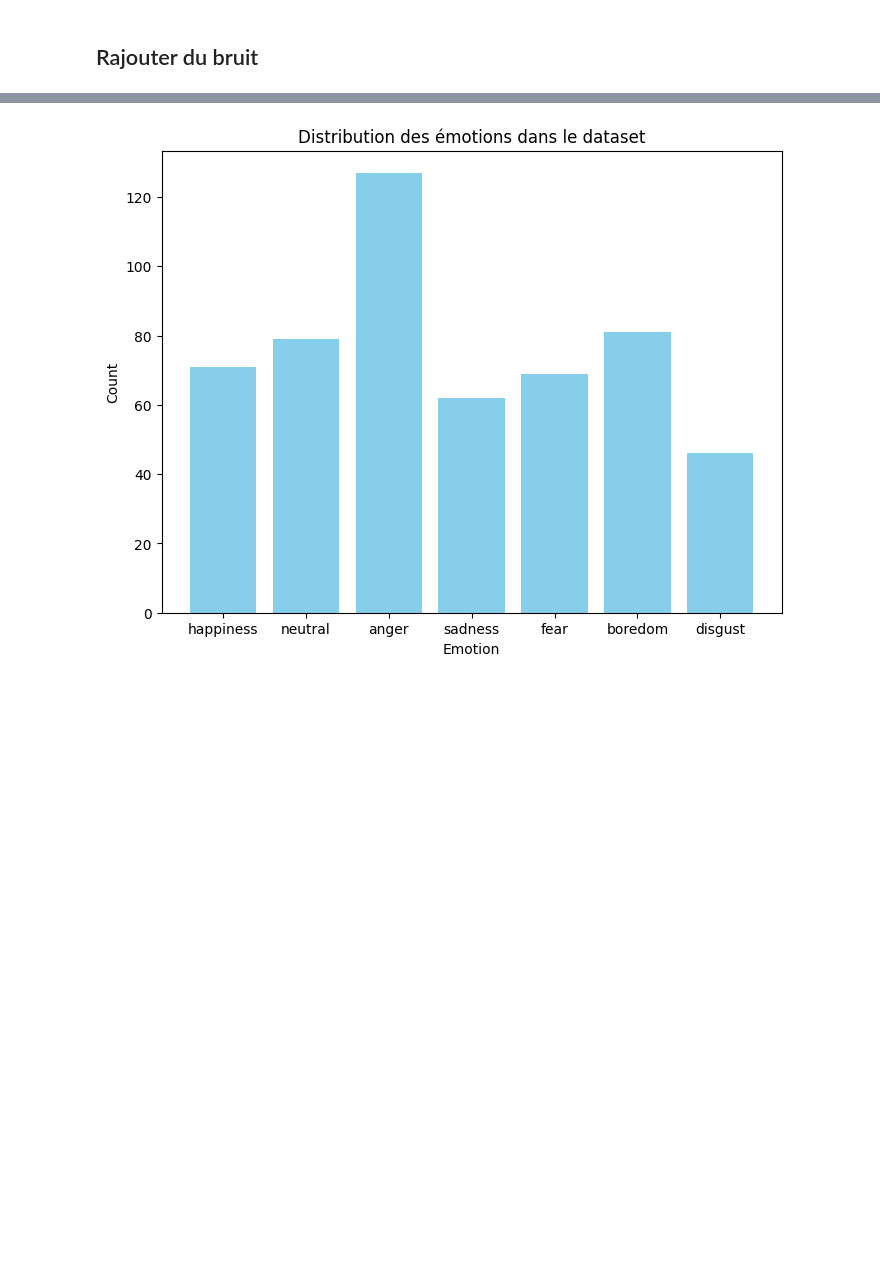
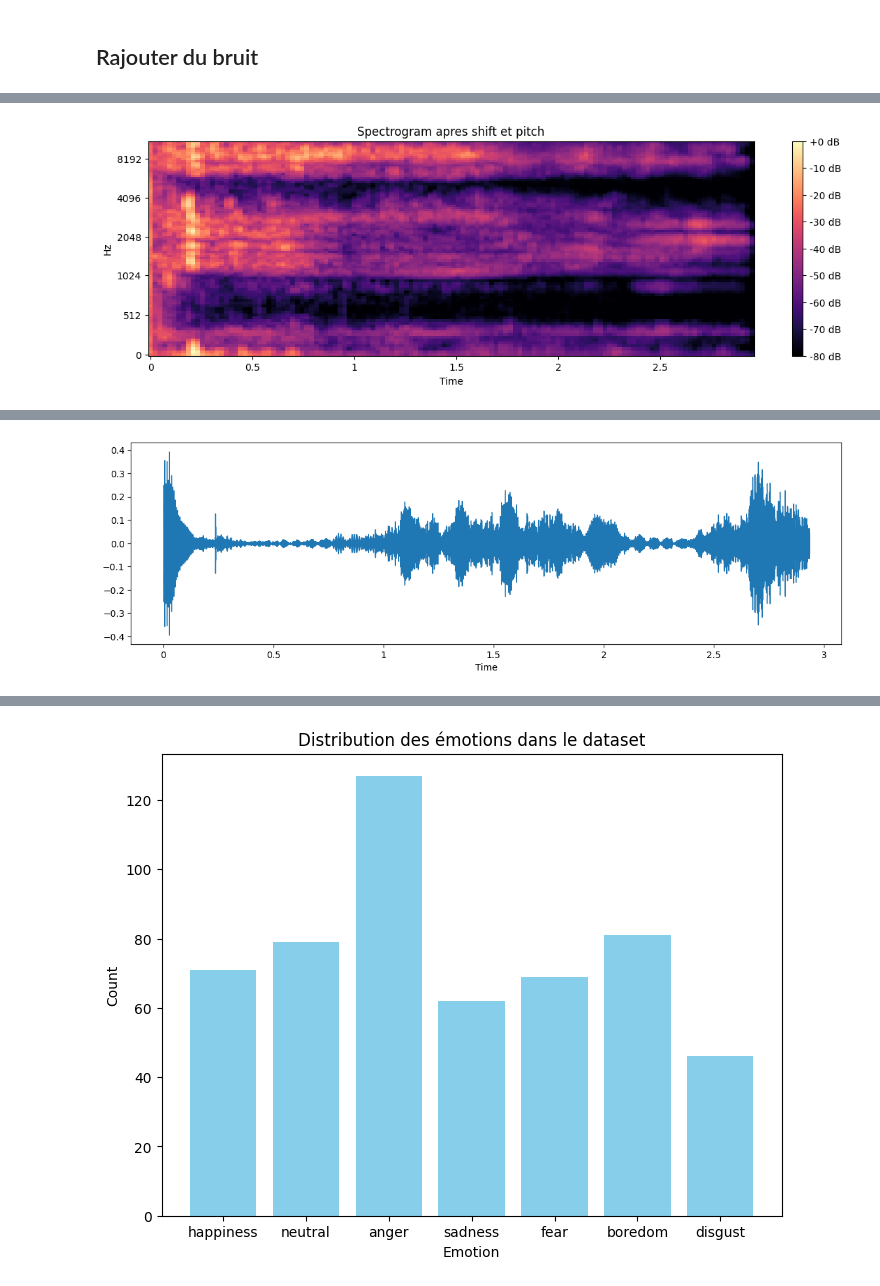
Before and after one commit to suprawall/SpeechRecognition, a Jupyter notebook: 2024_2025_DL_spectro.ipynb, the cells around one changed output, grey strips where cells are left out. Cells and saved outputs as stored; diff of their text form; code cells hidden in the pictures; blank space fills up the shorter version.

```diff
--- a/2024_2025_DL_spectro.ipynb
+++ b/2024_2025_DL_spectro.ipynb
@@ -105,11 +103,11 @@ def stretch(data, rate=0.8):
 
 #DECALAGE TEMPOREL
 def shift(data):
-    shift_range = int(np.random.uniform(low=-5, high = 5)*1000)
+    shift_range = int(np.random.uniform(low=-15, high = 15)*1000)
     return np.roll(data, shift_range)
 
 #CHANGER LA TONALITE
-def pitch(data, sampling_rate, pitch_factor=0.7):
+def pitch(data, sampling_rate, pitch_factor=2.0):
     return librosa.effects.pitch_shift(data, sr=sampling_rate, n_steps=pitch_factor)
 # %%
 choix = random.randint(0, 534)
@@ -132,0 +154,16 @@ Audio(audio_file0)
+# %%
+x = shift(data0)
+x = pitch(x, sample_rate)
+spectrogram = librosa.feature.melspectrogram(y=x, sr=sr)
+spectrogram = librosa.power_to_db(spectrogram, ref=np.max)
+spectrogram = spectrogram.T
+plt.figure(figsize=(14, 4))
+librosa.display.specshow(spectrogram, x_axis='time', y_axis='mel', sr=sr)
+plt.colorbar(format='%+2.0f dB')
+plt.title('Spectrogram apres shift et pitch')
+plt.show()
+plt.figure(figsize=(14,4))
+librosa.display.waveshow(y=x, sr=sample_rate)
+Audio(x, rate=sample_rate)
+# %% [output]
+[figure, added]
@@ -133 +171,2 @@ Audio(audio_file0)
+[figure, added]
 # %%
```
Also changed, not shown: parts of 9 cells of this notebook, 6 other files.
